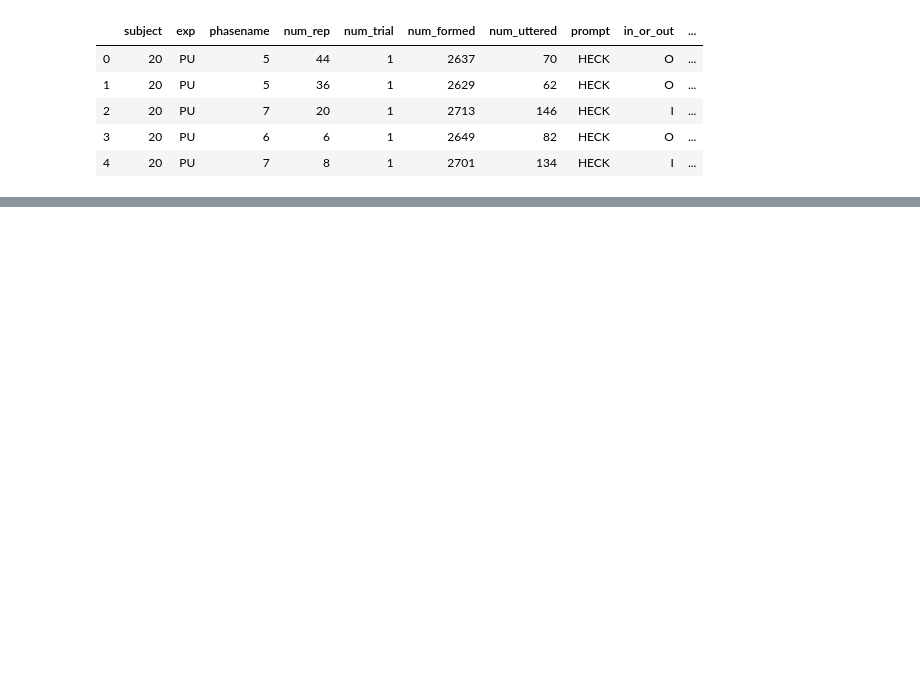
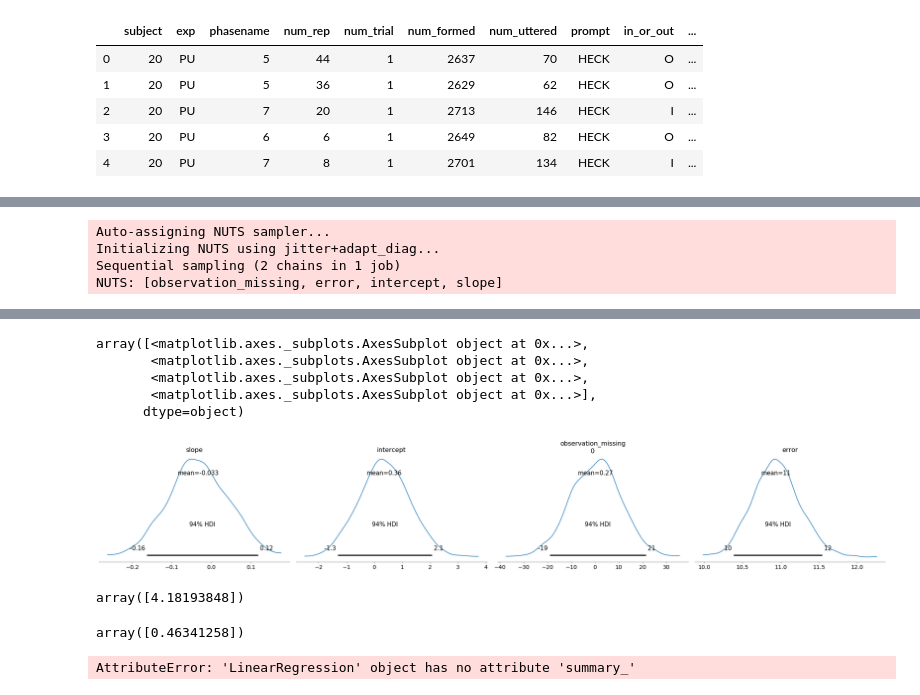
Before and after one commit to letitiayhho/feedback-alteration, a Jupyter notebook: analysis.ipynb, the cells around one changed output, grey strips where cells are left out. Drawn from its saved outputs; the diff is of its cells as text; code cells hidden in the pictures; blank space fills up the shorter version.

Commit message:
Fitting individual lin reg and group lin regs, got bayesian model working

```diff
--- a/analysis.ipynb
+++ b/analysis.ipynb
@@ -151,0 +254,38 @@ array([1])
+# %%
+"""
+Linear regression between rep and change in pitch over all subjects
+"""
+group_regressions = []
+
+for condition in ("PU", "PD", "FAE", "FIH"):
+    for phasenum in range(4, 8):
+        lin_reg_df = subset_data(cleaned_df, condition = condition, phasenum = phasenum)
+        regression = lin_reg(lin_reg_df, phasenames)
+        if regression is None:
+            continue
+        a, b = regression
+        group_regressions.append((phasenum, condition, subject, a, b))
+# %%
+test_df = subset_data(cleaned_df, condition = "PD", phasenum = 4)
+x = test_df.num_rep.to_numpy().reshape(-1, 1)
+x = x.flatten()
+y = test_df.corrected_pitches.to_numpy()
+
+with pm.Model() as model:
+    # define priors
+    a = pm.Normal('slope', 0, 16)
+    b = pm.Normal('intercept', 0, 16)
+    s = pm.Exponential('error', 1)
+
+    # predictions
+    obs = pm.Normal('observation', a * x + b, s, observed = y)
+
+    # use MCMC to sample
+    trace = pm.sample(1000, tune=1000, cores=1)
+
+pm.plot_posterior(trace)
+# %% [output]
+Auto-assigning NUTS sampler...
+Initializing NUTS using jitter+adapt_diag...
+Sequential sampling (2 chains in 1 job)
+NUTS: [observation_missing, error, intercept, slope]
@@ -151,0 +296,6 @@ array([1])
+array([<matplotlib.axes._subplots.AxesSubplot object at 0x...>,
+       <matplotlib.axes._subplots.AxesSubplot object at 0x...>,
+       <matplotlib.axes._subplots.AxesSubplot object at 0x...>,
+       <matplotlib.axes._subplots.AxesSubplot object at 0x...>],
+      dtype=object)
+[figure, added]
@@ -151,0 +304,12 @@ array([1])
+# %%
+a
+# %% [output]
+array([4.18193848])
+# %%
+ln.intercept_
+# %% [output]
+array([0.46341258])
+# %%
+ln.summary_
+# %% [output]
+AttributeError: 'LinearRegression' object has no attribute 'summary_'
```
Also changed, not shown: parts of 14 cells of this notebook.
